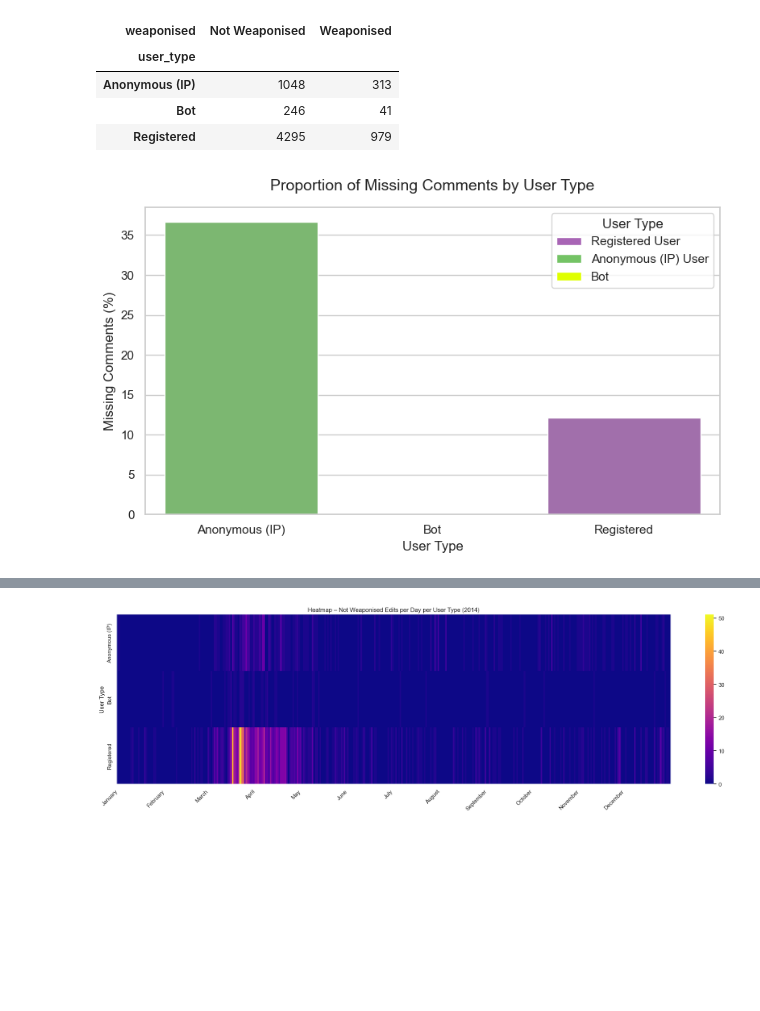
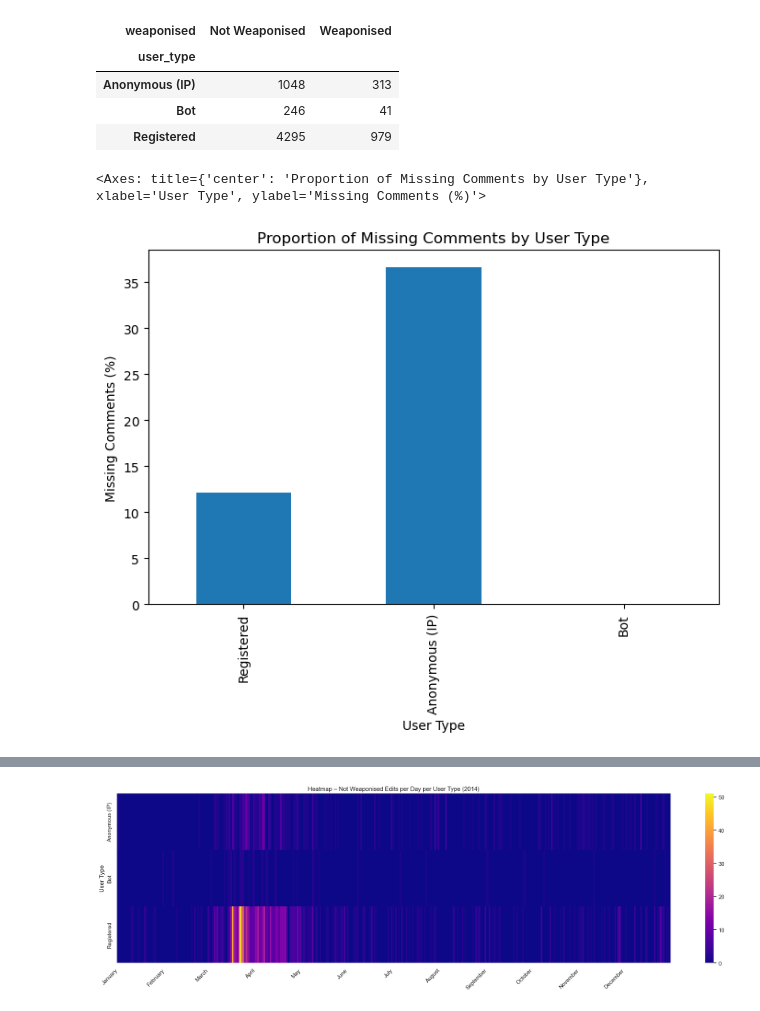
Before and after one commit to dh-epfl-students/dhlab-cultural-weaponisation-ukraine-benchmark, a Jupyter notebook: notebooks/All Users Analysis/exploring.ipynb, the cells around one changed output, grey strips where cells are left out. Drawn from its saved outputs; the diff is of its cells as text; code cells hidden in the pictures; blank space fills up the shorter version.

```diff
--- a/notebooks/All Users Analysis/exploring.ipynb
+++ b/notebooks/All Users Analysis/exploring.ipynb
@@ -298,35 +359,50 @@ def plot_missing_comment_per_user_type(dataframe, wanna_save=False):
         data=comparison,
         x="user_type",
         y="missing_percentage",
         hue='user_type',
         palette=custom_palette
     )
 
     plt.title("Proportion of Missing Comments by User Type", fontsize=14, pad=15)
     plt.xlabel("User Type", fontsize=12)
     plt.ylabel("Missing Comments (%)", fontsize=12)
     plt.tight_layout()
 
     legend_elements = [
         Patch(facecolor="#a865b5", label="Registered User"),
         Patch(facecolor="#74c365", label="Anonymous (IP) User"),
         Patch(facecolor="#dfff00", label="Bot")
     ]
     plt.legend(
         handles=legend_elements,
         title="User Type",
         loc="upper right",
         frameon=True
     )
     fig_title = "Proportion of Missing Comments by User Type"
     if wanna_save:
         plt.savefig(f"../../plots/Full Database/{fig_title}.png", dpi=300, bbox_inches="tight")
 
     plt.show()
 
-plot_missing_comment_per_user_type(df, False)
+(
+    df.assign(missing=df["comment"].isna())
+      .groupby("user_type")["missing"]
+      .mean()
+      .mul(100)
+      .loc[["Registered", "Anonymous (IP)", "Bot"]]
+      .plot(
+          kind="bar",
+          figsize=(8, 5),
+          title="Proportion of Missing Comments by User Type",
+          ylabel="Missing Comments (%)",
+          xlabel="User Type",
+          legend=False
+      )
+)
 # %% [output]
+<Axes: title={'center': 'Proportion of Missing Comments by User Type'}, xlabel='User Type', ylabel='Missing Comments (%)'>
-[figure, old version]
+[figure, new version]
 # %%
 def plot_missing_comment_user_type_edit_type(dataframe, wanna_save=False):
 
```
Also changed, not shown: parts of 2 cells of this notebook, 5 other files.
